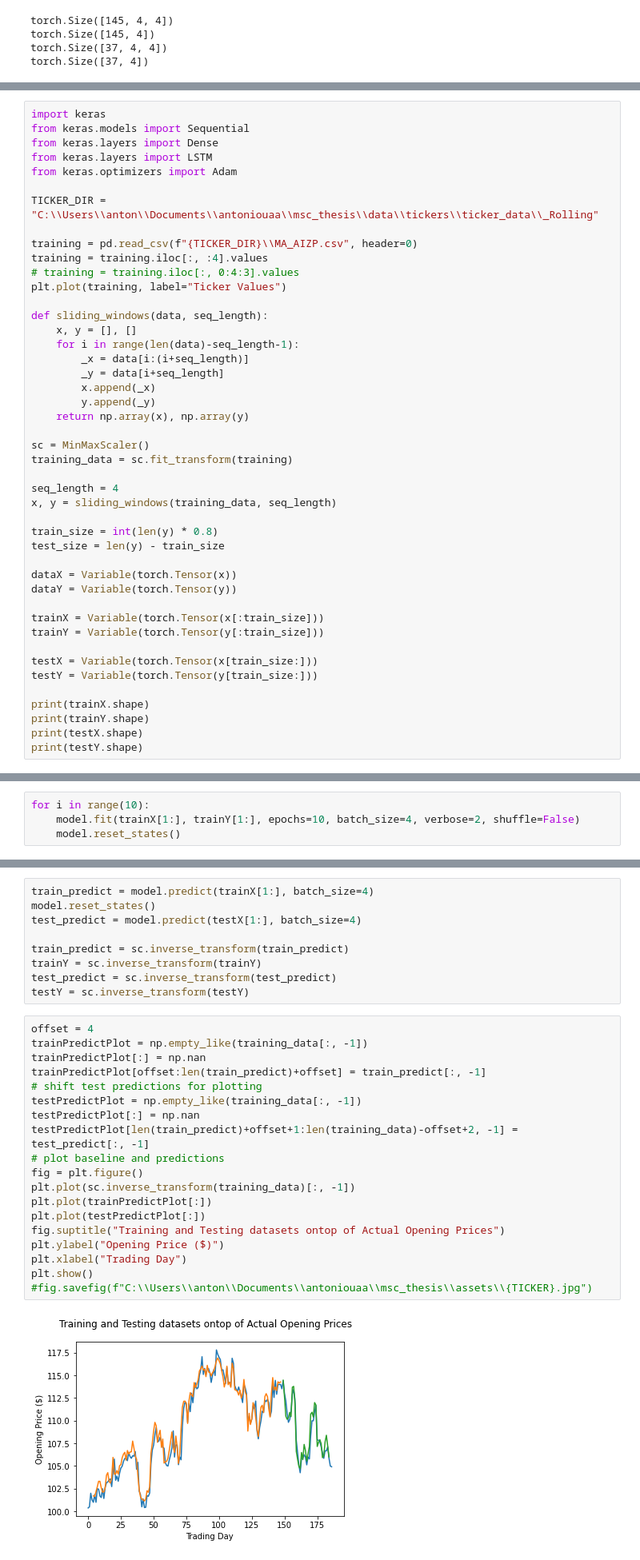
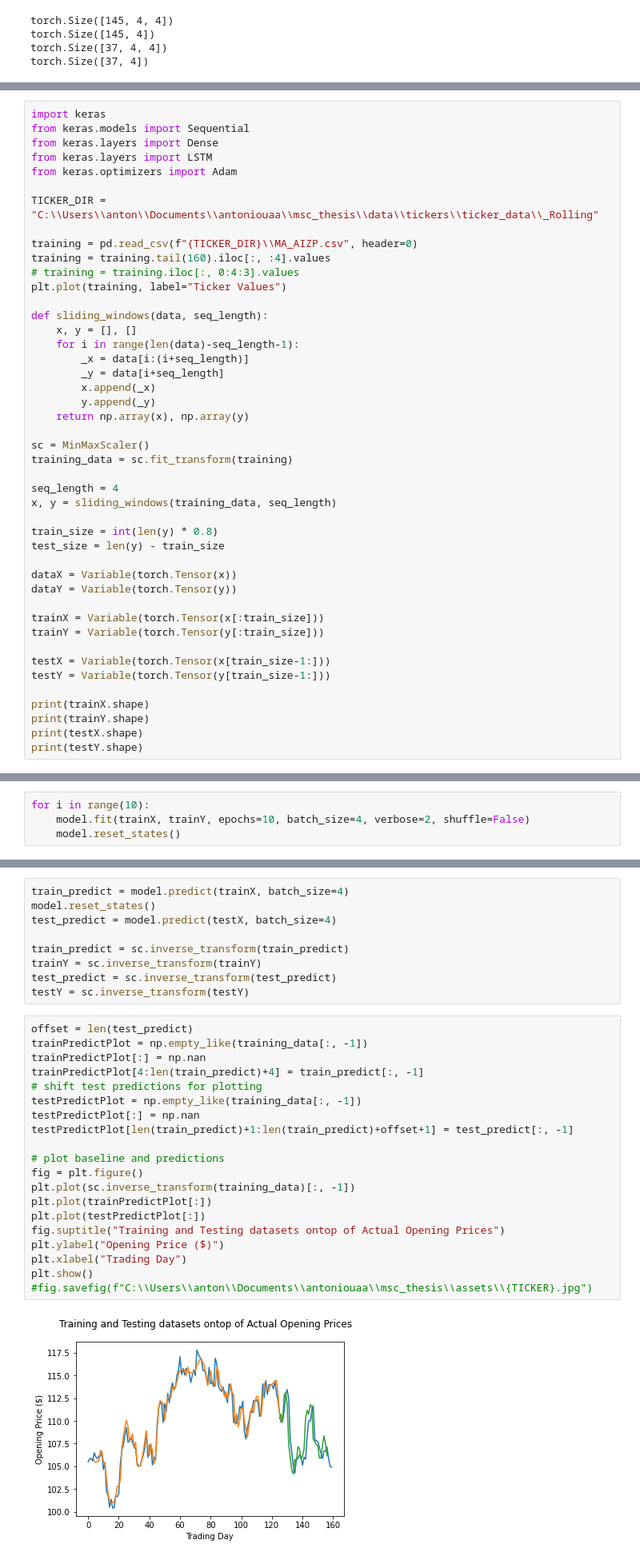
Before and after one commit to antoniouaa/msc_thesis, a Jupyter notebook: src/lstm/lstm.ipynb, the cells around one changed output, grey strips where cells are left out. Shown: that part at 80% size. Cells and saved outputs as stored; diff of their text form.

```diff
--- a/src/lstm/lstm.ipynb
+++ b/src/lstm/lstm.ipynb
@@ -167,7 +167,7 @@ from keras.optimizers import Adam
 TICKER_DIR = "C:\\Users\\anton\\Documents\\antoniouaa\\msc_thesis\\data\\tickers\\ticker_data\\_Rolling"
 
 training = pd.read_csv(f"{TICKER_DIR}\\MA_AIZP.csv", header=0)
-training = training.iloc[:, :4].values
+training = training.tail(160).iloc[:, :4].values
 # training = training.iloc[:, 0:4:3].values
 plt.plot(training, label="Ticker Values")
 
@@ -195,8 +195,8 @@ dataY = Variable(torch.Tensor(y))
 trainX = Variable(torch.Tensor(x[:train_size]))
 trainY = Variable(torch.Tensor(y[:train_size]))
 
-testX = Variable(torch.Tensor(x[train_size:]))
-testY = Variable(torch.Tensor(y[train_size:]))
+testX = Variable(torch.Tensor(x[train_size-1:]))
+testY = Variable(torch.Tensor(y[train_size-1:]))
 
 print(trainX.shape)
 print(trainY.shape)
@@ -219,7 +219,7 @@ model.compile(loss="mean_squared_error", optimizer=opt)
 #model.output_shape
 # %%
 for i in range(10):
-    model.fit(trainX[1:], trainY[1:], epochs=10, batch_size=4, verbose=2, shuffle=False)
+    model.fit(trainX, trainY, epochs=10, batch_size=4, verbose=2, shuffle=False)
     model.reset_states()
 # %% [output]
 Epoch 1/10
@@ -242,30 +242,31 @@ Epoch 10/10
 # %%
-train_predict = model.predict(trainX[1:], batch_size=4)
+train_predict = model.predict(trainX, batch_size=4)
 model.reset_states()
-test_predict = model.predict(testX[1:], batch_size=4)
+test_predict = model.predict(testX, batch_size=4)
 
 train_predict = sc.inverse_transform(train_predict)
 trainY = sc.inverse_transform(trainY)
 test_predict = sc.inverse_transform(test_predict)
 testY = sc.inverse_transform(testY)
 # %%
-offset = 4
+offset = len(test_predict)
 trainPredictPlot = np.empty_like(training_data[:, -1])
 trainPredictPlot[:] = np.nan
-trainPredictPlot[offset:len(train_predict)+offset] = train_predict[:, -1]
+trainPredictPlot[4:len(train_predict)+4] = train_predict[:, -1]
 # shift test predictions for plotting
 testPredictPlot = np.empty_like(training_data[:, -1])
 testPredictPlot[:] = np.nan
-testPredictPlot[len(train_predict)+offset+1:len(training_data)-offset+2, -1] = test_predict[:, -1]
+testPredictPlot[len(train_predict)+1:len(train_predict)+offset+1] = test_predict[:, -1]
+
 # plot baseline and predictions
 fig = plt.figure()
 plt.plot(sc.inverse_transform(training_data)[:, -1])
 plt.plot(trainPredictPlot[:])
 plt.plot(testPredictPlot[:])
 fig.suptitle("Training and Testing datasets ontop of Actual Opening Prices")
 plt.ylabel("Opening Price ($)")
 plt.xlabel("Trading Day")
 plt.show()
 #fig.savefig(f"C:\\Users\\anton\\Documents\\antoniouaa\\msc_thesis\\assets\\{TICKER}.jpg")
 # %% [output]
-[figure, old version]
+[figure, new version]
```
Also changed, not shown: parts of 2 cells of this notebook, 7 other files.
